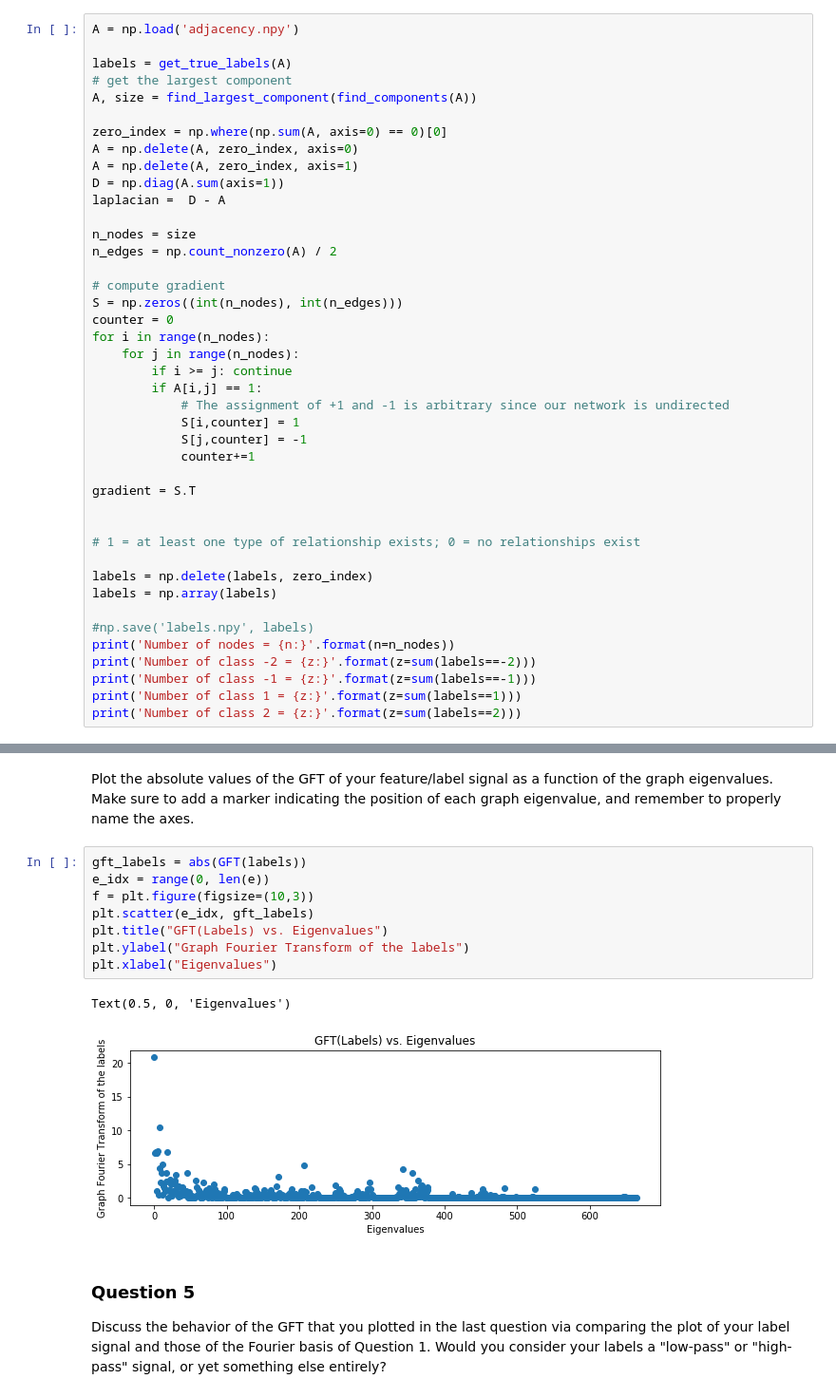
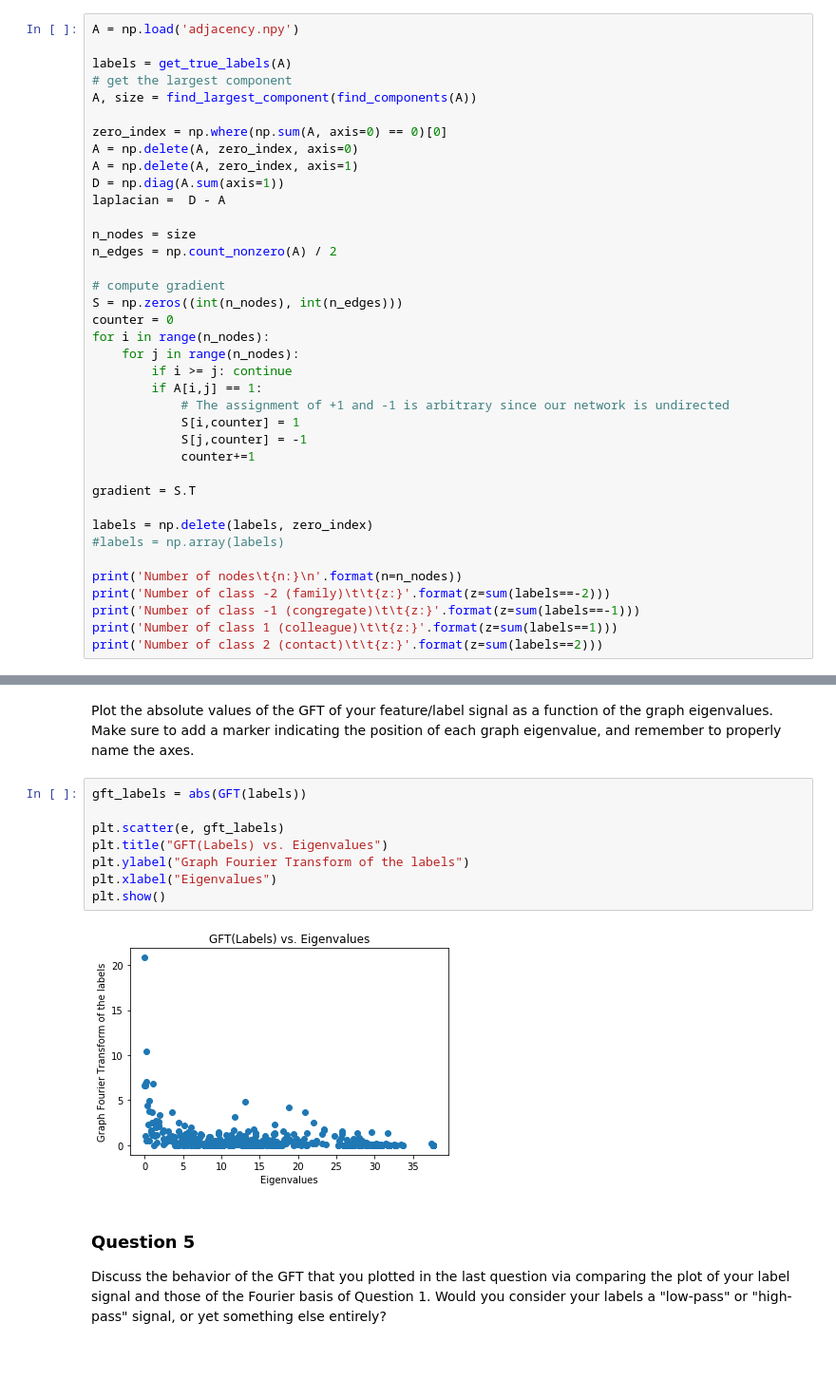
Before and after one commit to Kakavand/EPFL-antiterrorAssignment, a Jupyter notebook: milestone_4/4_graph_signal_processing.ipynb, the cells around one changed output, grey strips where cells are left out. Shown at 95% size. Drawn from its saved outputs; the diff is of its cells as text; blank space fills up the shorter version.

```diff
--- a/milestone_4/4_graph_signal_processing.ipynb
+++ b/milestone_4/4_graph_signal_processing.ipynb
@@ -118,16 +118,12 @@ for i in range(n_nodes):
 
 gradient = S.T
 
+labels = np.delete(labels, zero_index)
+#labels = np.array(labels)
 
-# 1 = at least one type of relationship exists; 0 = no relationships exist
-
-labels = np.delete(labels, zero_index)
-labels = np.array(labels)
-
-#np.save('labels.npy', labels)
-print('Number of nodes = {n:}'.format(n=n_nodes))
-print('Number of class -2 = {z:}'.format(z=sum(labels==-2)))
-print('Number of class -1 = {z:}'.format(z=sum(labels==-1)))
-print('Number of class 1 = {z:}'.format(z=sum(labels==1)))
-print('Number of class 2 = {z:}'.format(z=sum(labels==2)))
+print('Number of nodes\t{n:}\n'.format(n=n_nodes))
+print('Number of class -2 (family)\t\t{z:}'.format(z=sum(labels==-2)))
+print('Number of class -1 (congregate)\t\t{z:}'.format(z=sum(labels==-1)))
+print('Number of class 1 (colleague)\t\t{z:}'.format(z=sum(labels==1)))
+print('Number of class 2 (contact)\t\t{z:}'.format(z=sum(labels==2)))
 # %% [output]
@@ -220,15 +216,14 @@ fig.set_size_inches((20,8))
 Plot the absolute values of the GFT of your feature/label signal as a function of the graph eigenvalues. Make sure to add a marker indicating the position of each graph eigenvalue, and remember to properly name the axes.
 # %%
 gft_labels = abs(GFT(labels))
-e_idx = range(0, len(e))
-f = plt.figure(figsize=(10,3))
-plt.scatter(e_idx, gft_labels)
+
+plt.scatter(e, gft_labels)
 plt.title("GFT(Labels) vs. Eigenvalues")
 plt.ylabel("Graph Fourier Transform of the labels")
 plt.xlabel("Eigenvalues")
+plt.show()
 # %% [output]
-Text(0.5, 0, 'Eigenvalues')
-[figure, old version]
+[figure, new version]
 # %% [markdown]
 ### Question 5
 
```
Also changed, not shown: parts of 12 cells of this notebook, 1 other file.
